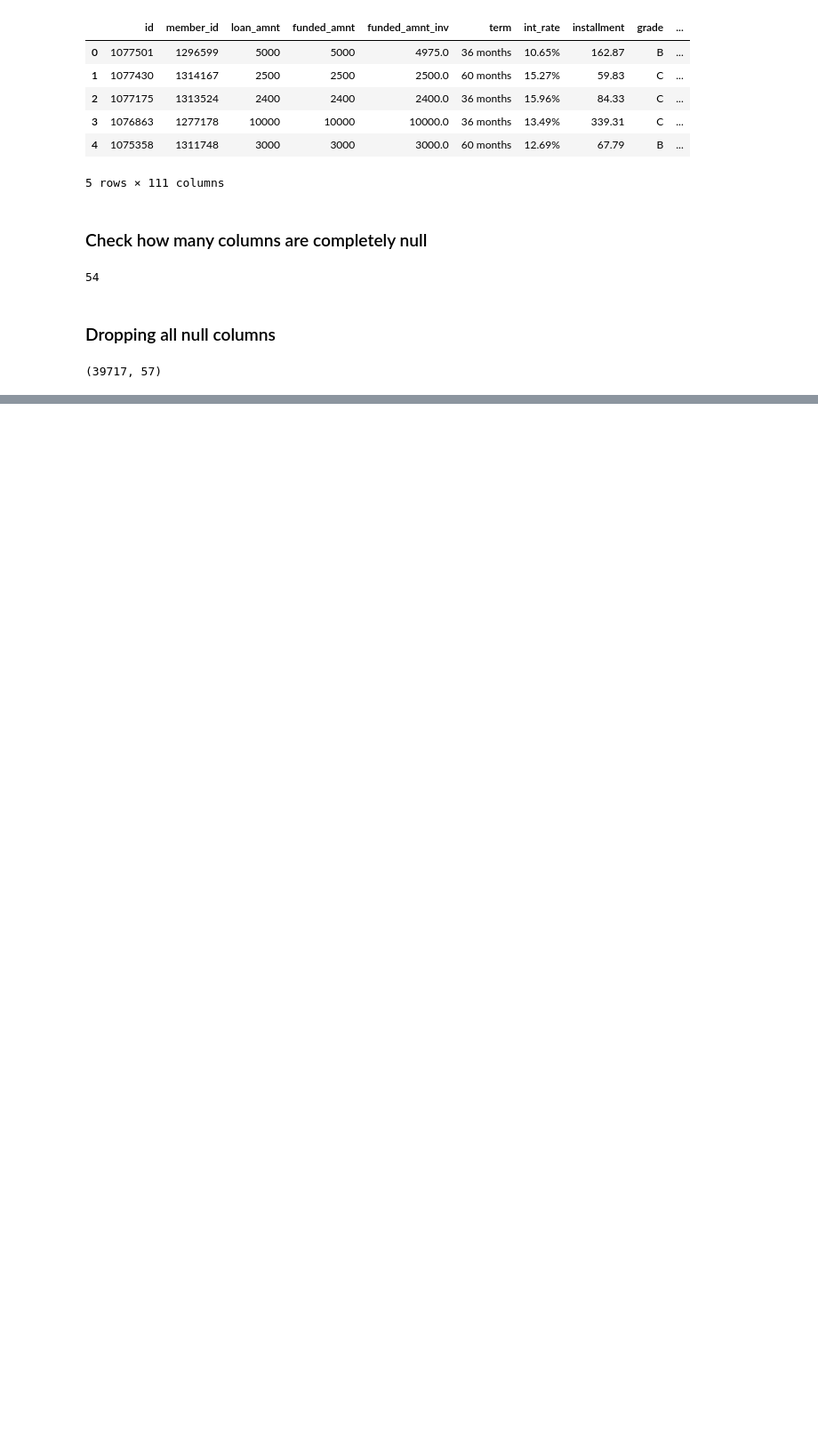
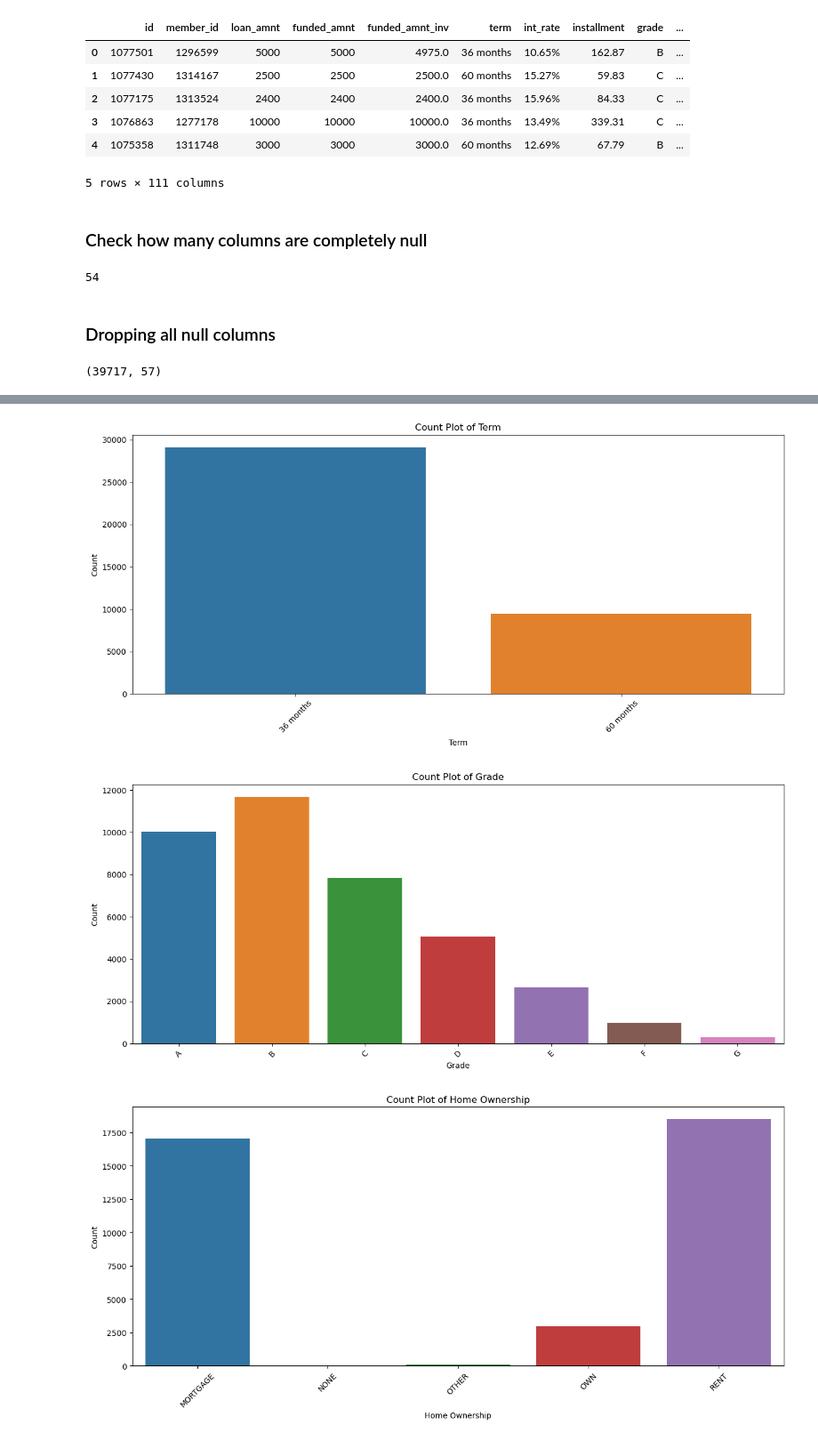
Before and after one commit to eswar-janjanam/lending-club-case-study, a Jupyter notebook: lending_club_data_analysis.ipynb, the cells around one changed output, grey strips where cells are left out. Shown at 89% size. Cells and saved outputs as stored; diff of their text form; code cells hidden in the pictures; blank space fills up the shorter version.

```diff
--- a/lending_club_data_analysis.ipynb
+++ b/lending_club_data_analysis.ipynb
@@ -212,0 +385,16 @@ dtype: int64
+# %%
+for col in cat_cols:
+    col_name = col.replace('_', ' ').title()
+    plt.figure(figsize=(15, 6))
+
+    sns.countplot(x=df[col].sort_values())
+    plt.xticks(rotation=45)
+
+    plt.xlabel(col_name)
+    plt.ylabel('Count')
+    plt.title('Count Plot of '+col_name)
+    plt.show()
+# %% [output]
+[figure, added]
+[figure, added]
+[figure, added]
```
Also changed, not shown: parts of 39 cells of this notebook.
